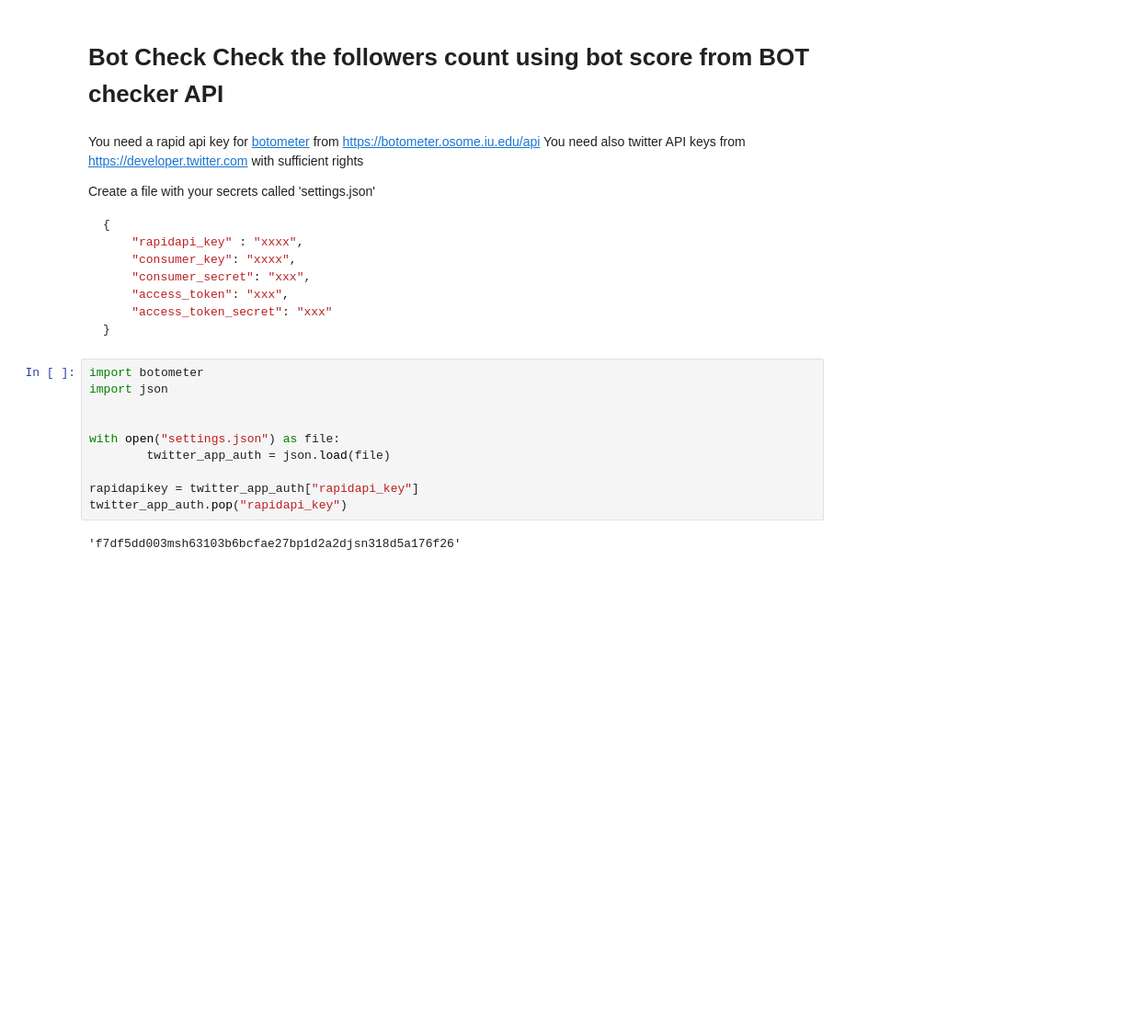
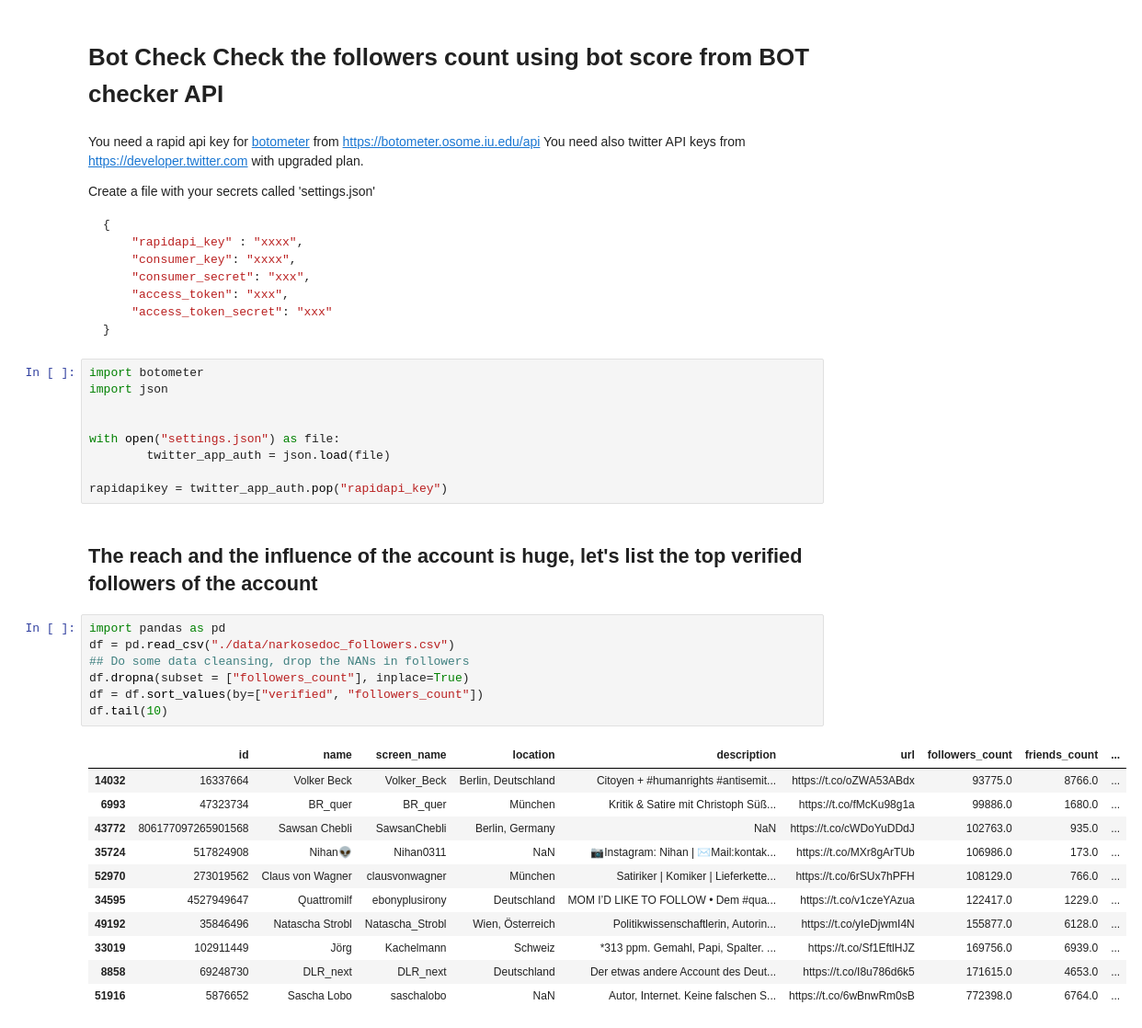
Before and after one commit to realdarthdiego/astroturfing, a Jupyter notebook: BotScoresDoc.ipynb, the cells around one changed output. Shown at 92% size. Cells and saved outputs as stored; diff of their text form; blank space fills up the shorter version.

```diff
--- a/BotScoresDoc.ipynb
+++ b/BotScoresDoc.ipynb
@@ -2,7 +2,7 @@
 # Bot Check Check the followers count using bot score from BOT checker API
 # %% [markdown]
 You need a rapid api key for [botometer](https://botometer.osome.iu.edu/) from https://botometer.osome.iu.edu/api
-You need also twitter API keys from https://developer.twitter.com with sufficient rights
+You need also twitter API keys from https://developer.twitter.com with upgraded plan.
 
 Create a file with your secrets called 'settings.json'
 
@@ -23,7 +23,25 @@ import json
 with open("settings.json") as file:
         twitter_app_auth = json.load(file)
 
-rapidapikey = twitter_app_auth["rapidapi_key"]
-twitter_app_auth.pop("rapidapi_key")
+rapidapikey = twitter_app_auth.pop("rapidapi_key")
-# %% [output]
-'f7df5dd003msh63103b6bcfae27bp1d2a2djsn318d5a176f26'
+# %% [markdown]
+## The reach and the influence of the account is huge, let's list the top verified followers of the account
+# %%
+import pandas as pd
+df = pd.read_csv("./data/narkosedoc_followers.csv")
+## Do some data cleansing, drop the NANs in followers
+df.dropna(subset = ["followers_count"], inplace=True)
+df = df.sort_values(by=["verified", "followers_count"])
+df.tail(10)
+# %% [output]
+|  | id | name | screen_name | location | description | url | followers_count | friends_count | ... |
+| 14032 | 16337664 | Volker Beck | Volker_Beck | Berlin, Deutschland | Citoyen + #humanrights #antisemit... | https://t.co/oZWA53ABdx | 93775.0 | 8766.0 | ... |
+| 6993 | 47323734 | BR_quer | BR_quer | München | Kritik & Satire mit Christoph Süß... | https://t.co/fMcKu98g1a | 99886.0 | 1680.0 | ... |
+| 43772 | 806177097265901568 | Sawsan Chebli | SawsanChebli | Berlin, Germany | NaN | https://t.co/cWDoYuDDdJ | 102763.0 | 935.0 | ... |
+| 35724 | 517824908 | Nihan👽 | Nihan0311 | NaN | 📷Instagram: Nihan | ✉️Mail:kontak... | https://t.co/MXr8gArTUb | 106986.0 | 173.0 | ... |
+| 52970 | 273019562 | Claus von Wagner | clausvonwagner | München | Satiriker | Komiker | Lieferkette... | https://t.co/6rSUx7hPFH | 108129.0 | 766.0 | ... |
+| 34595 | 4527949647 | Quattromilf | ebonyplusirony | Deutschland | MOM I’D LIKE TO FOLLOW • Dem #qua... | https://t.co/v1czeYAzua | 122417.0 | 1229.0 | ... |
+| 49192 | 35846496 | Natascha Strobl | Natascha_Strobl | Wien, Österreich | Politikwissenschaftlerin, Autorin... | https://t.co/yIeDjwmI4N | 155877.0 | 6128.0 | ... |
+| 33019 | 102911449 | Jörg | Kachelmann | Schweiz | *313 ppm. Gemahl, Papi, Spalter. ... | https://t.co/Sf1EftlHJZ | 169756.0 | 6939.0 | ... |
+| 8858 | 69248730 | DLR_next | DLR_next | Deutschland | Der etwas andere Account des Deut... | https://t.co/I8u786d6k5 | 171615.0 | 4653.0 | ... |
+| 51916 | 5876652 | Sascha Lobo | saschalobo | NaN | Autor, Internet. Keine falschen S... | https://t.co/6wBnwRm0sB | 772398.0 | 6764.0 | ... |
```
Also changed, not shown: parts of 9 cells of this notebook, 2 other files.
